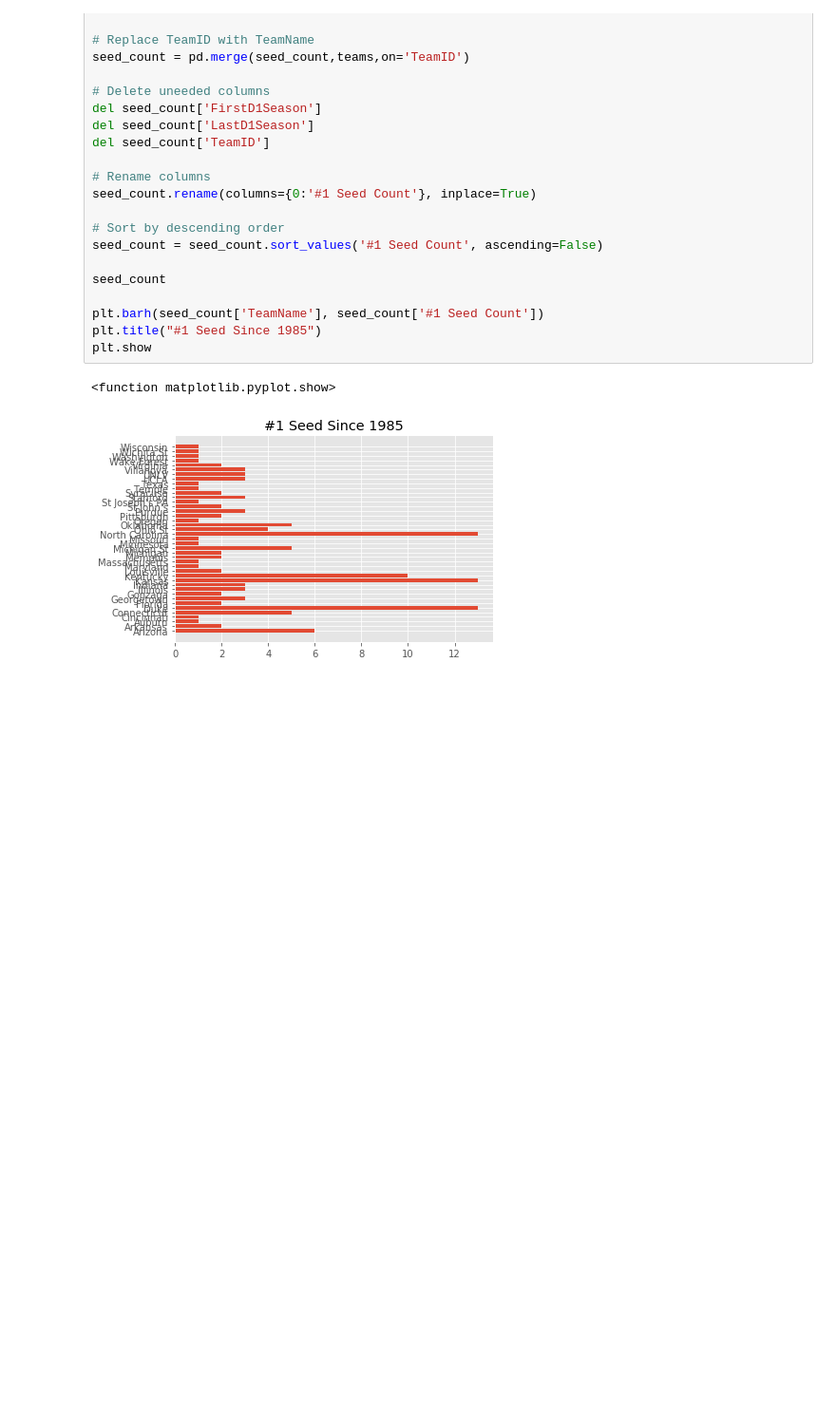
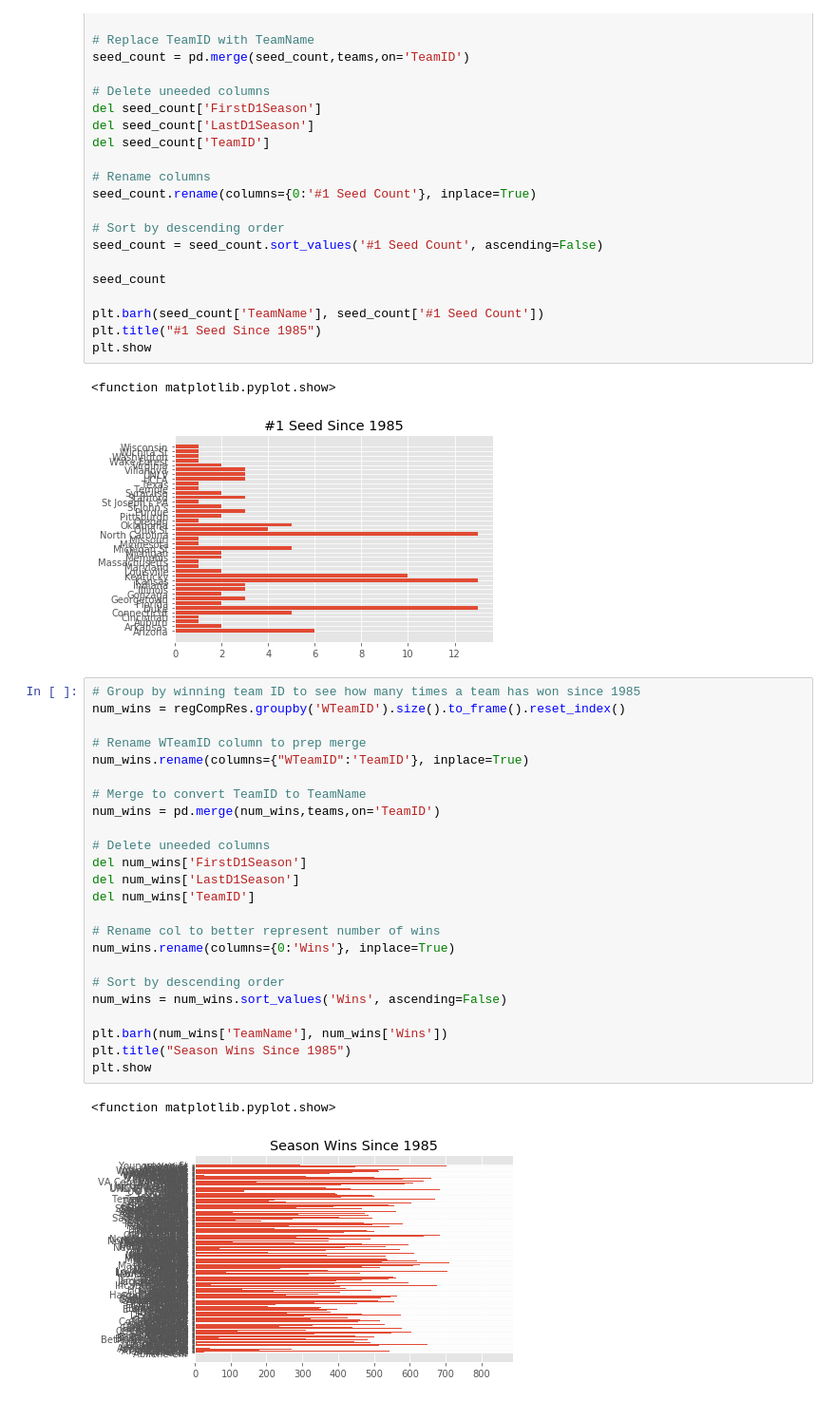
Before and after one commit to ssharif6/NCAA-March-Maddness, a Jupyter notebook: Final Resource.ipynb, the cells around one changed output. Shown at 95% size. Cells and saved outputs as stored; diff of their text form; blank space fills up the shorter version.

```diff
--- a/Final Resource.ipynb
+++ b/Final Resource.ipynb
@@ -200,3 +200,30 @@ plt.show
 # %% [output]
 <function matplotlib.pyplot.show>
 [figure]
+# %%
+# Group by winning team ID to see how many times a team has won since 1985
+num_wins = regCompRes.groupby('WTeamID').size().to_frame().reset_index()
+
+# Rename WTeamID column to prep merge
+num_wins.rename(columns={"WTeamID":'TeamID'}, inplace=True)
+
+# Merge to convert TeamID to TeamName
+num_wins = pd.merge(num_wins,teams,on='TeamID')
+
+# Delete uneeded columns
+del num_wins['FirstD1Season']
+del num_wins['LastD1Season']
+del num_wins['TeamID']
+
+# Rename col to better represent number of wins
+num_wins.rename(columns={0:'Wins'}, inplace=True)
+
+# Sort by descending order
+num_wins = num_wins.sort_values('Wins', ascending=False)
+
+plt.barh(num_wins['TeamName'], num_wins['Wins'])
+plt.title("Season Wins Since 1985")
+plt.show
+# %% [output]
+<function matplotlib.pyplot.show>
+[figure, added]
```
Also changed, not shown: parts of 1 cell of this notebook.
